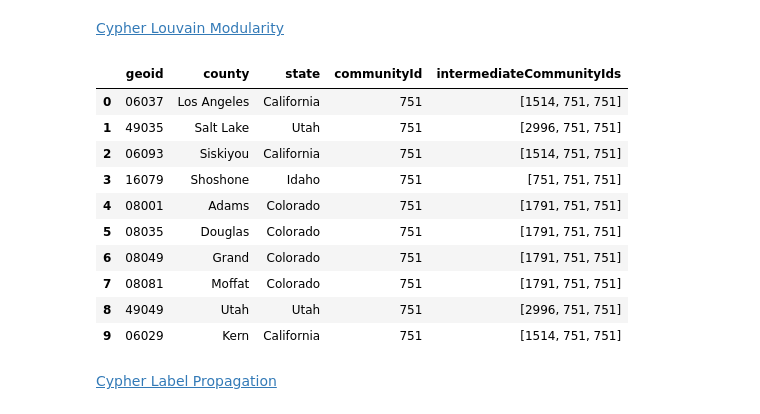
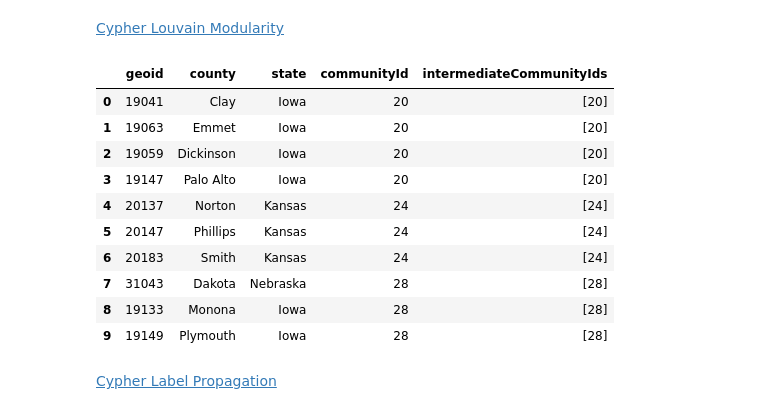
Before and after one commit to KingaAnna/MDA_final_Sweden, a Jupyter notebook: commuteGraph.ipynb, the cells around one changed output. Saved outputs shown, nothing was run; the diff lists cells and outputs as text; code cells hidden in the pictures.

```diff
--- a/commuteGraph.ipynb
+++ b/commuteGraph.ipynb
@@ -252,34 +252,35 @@ pagerank.head(10)
 # %%
 # Louvain Modularity
 # Louvain quantifies how well a node is assigned to a group by looking at the density of connections within
 # a cluster in comparison to an average or random sample
 query = """
 CALL gds.louvain.stream('counties',{
-  includeIntermediateCommunities: true
+  includeIntermediateCommunities: true,
+  relationshipWeightProperty:'workers'
 })
 YIELD nodeId, communityId, intermediateCommunityIds
 RETURN gds.util.asNode(nodeId).geoid AS geoid,
        gds.util.asNode(nodeId).county AS county,
        gds.util.asNode(nodeId).state AS state,
        communityId,
        intermediateCommunityIds
 ORDER BY communityId ASC;
 """
 result=graph.run(query)
 louvainMod = result.to_data_frame()
 louvainMod.head(10)
 # %% [output]
 |  | geoid | county | state | communityId | intermediateCommunityIds |
-| 0 | 06037 | Los Angeles | California | 751 | [1514, 751, 751] |
-| 1 | 49035 | Salt Lake | Utah | 751 | [2996, 751, 751] |
-| 2 | 06093 | Siskiyou | California | 751 | [1514, 751, 751] |
-| 3 | 16079 | Shoshone | Idaho | 751 | [751, 751, 751] |
-| 4 | 08001 | Adams | Colorado | 751 | [1791, 751, 751] |
-| 5 | 08035 | Douglas | Colorado | 751 | [1791, 751, 751] |
-| 6 | 08049 | Grand | Colorado | 751 | [1791, 751, 751] |
-| 7 | 08081 | Moffat | Colorado | 751 | [1791, 751, 751] |
-| 8 | 49049 | Utah | Utah | 751 | [2996, 751, 751] |
-| 9 | 06029 | Kern | California | 751 | [1514, 751, 751] |
+| 0 | 19041 | Clay | Iowa | 20 | [20] |
+| 1 | 19063 | Emmet | Iowa | 20 | [20] |
+| 2 | 19059 | Dickinson | Iowa | 20 | [20] |
+| 3 | 19147 | Palo Alto | Iowa | 20 | [20] |
+| 4 | 20137 | Norton | Kansas | 24 | [24] |
+| 5 | 20147 | Phillips | Kansas | 24 | [24] |
+| 6 | 20183 | Smith | Kansas | 24 | [24] |
+| 7 | 31043 | Dakota | Nebraska | 28 | [28] |
+| 8 | 19133 | Monona | Iowa | 28 | [28] |
+| 9 | 19149 | Plymouth | Iowa | 28 | [28] |
 # %%
 #louvainMod.to_csv("PreprocessedData/louvainmod.csv", index=False)
 # %% [markdown]
```
Also changed, not shown: parts of 12 cells of this notebook.
